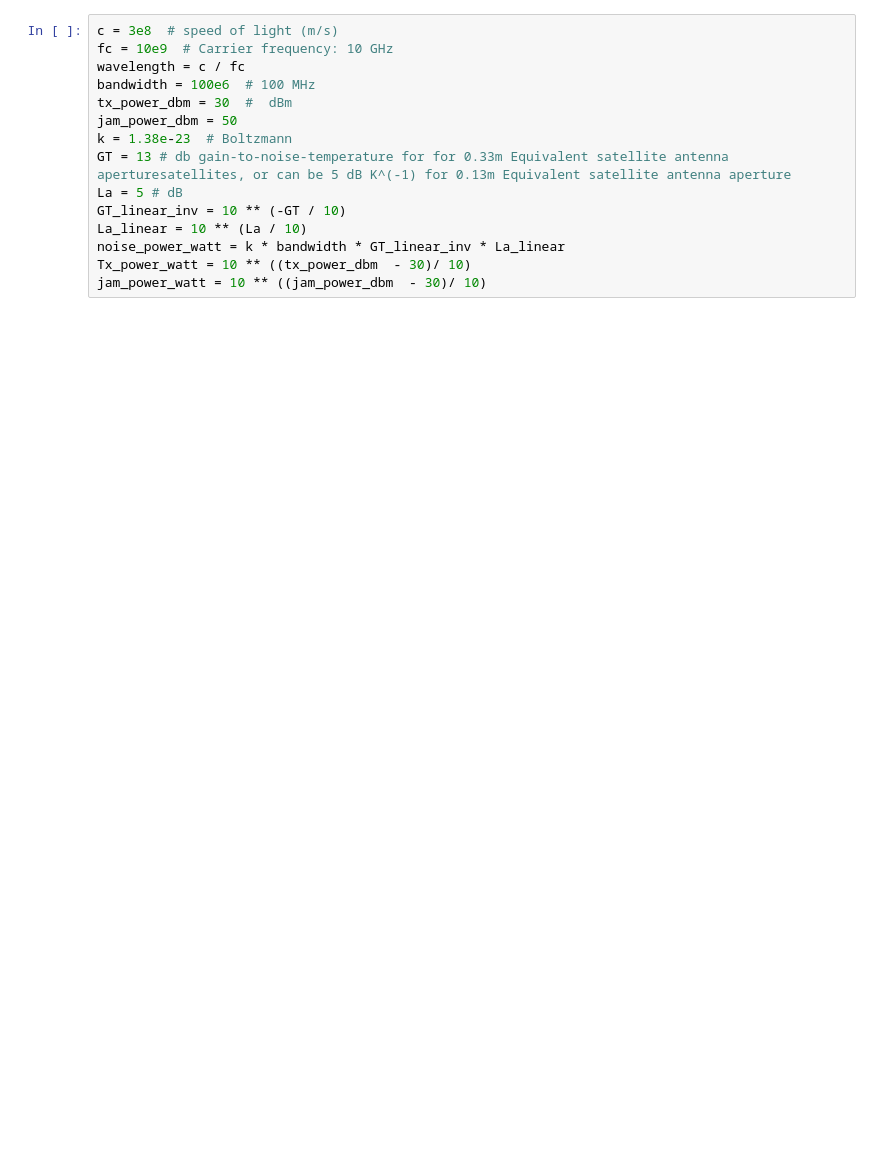
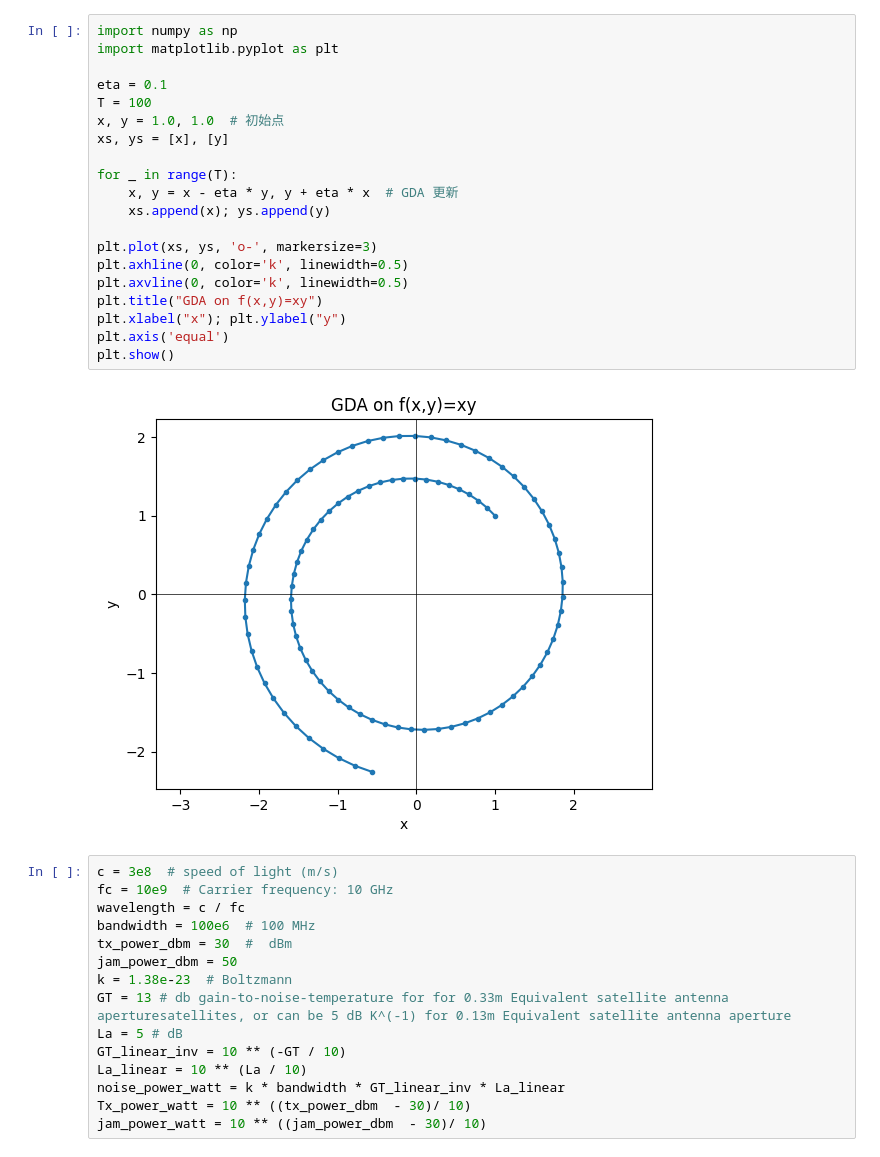
Before and after one commit to SJ00425/NTN-Anti-Jamming, a Jupyter notebook: test_copy.ipynb, the cells around one changed output. Saved outputs shown, nothing was run; the diff lists cells and outputs as text; blank space fills up the shorter version.

```diff
--- a/test_copy.ipynb
+++ b/test_copy.ipynb
@@ -1,3 +1,25 @@
+# %%
+import numpy as np
+import matplotlib.pyplot as plt
+
+eta = 0.1
+T = 100
+x, y = 1.0, 1.0  # 初始点
+xs, ys = [x], [y]
+
+for _ in range(T):
+    x, y = x - eta * y, y + eta * x  # GDA 更新
+    xs.append(x); ys.append(y)
+
+plt.plot(xs, ys, 'o-', markersize=3)
+plt.axhline(0, color='k', linewidth=0.5)
+plt.axvline(0, color='k', linewidth=0.5)
+plt.title("GDA on f(x,y)=xy")
+plt.xlabel("x"); plt.ylabel("y")
+plt.axis('equal')
+plt.show()
+# %% [output]
+[figure, added]
 # %%
 c = 3e8  # speed of light (m/s)
 fc = 10e9  # Carrier frequency: 10 GHz
```
Also changed, not shown: parts of 26 cells of this notebook, 4 other files.
